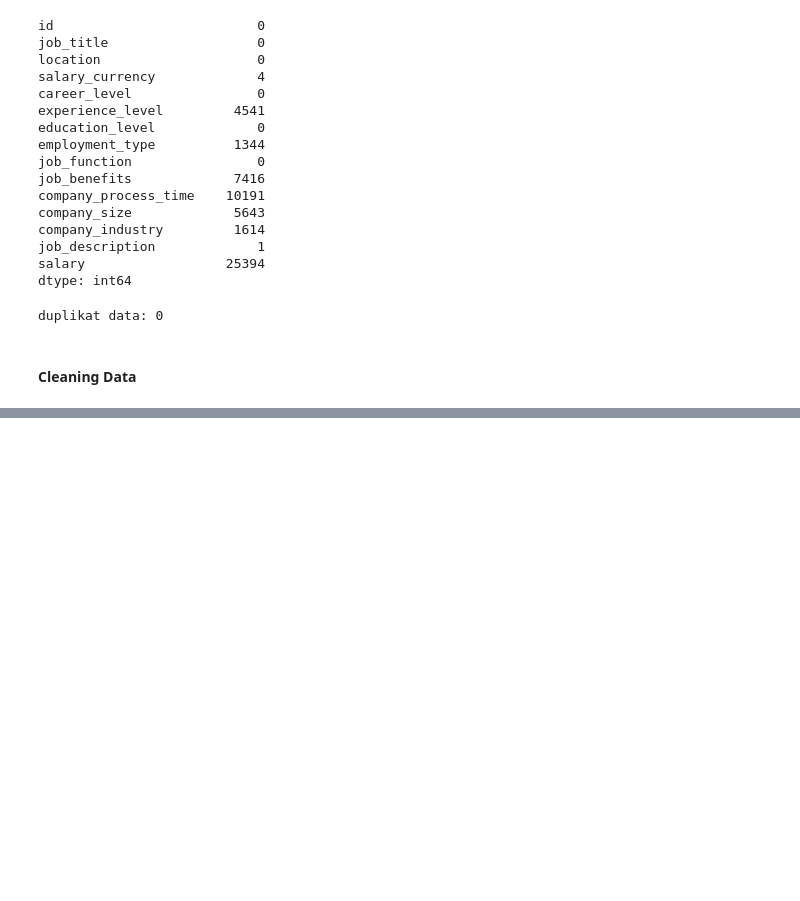
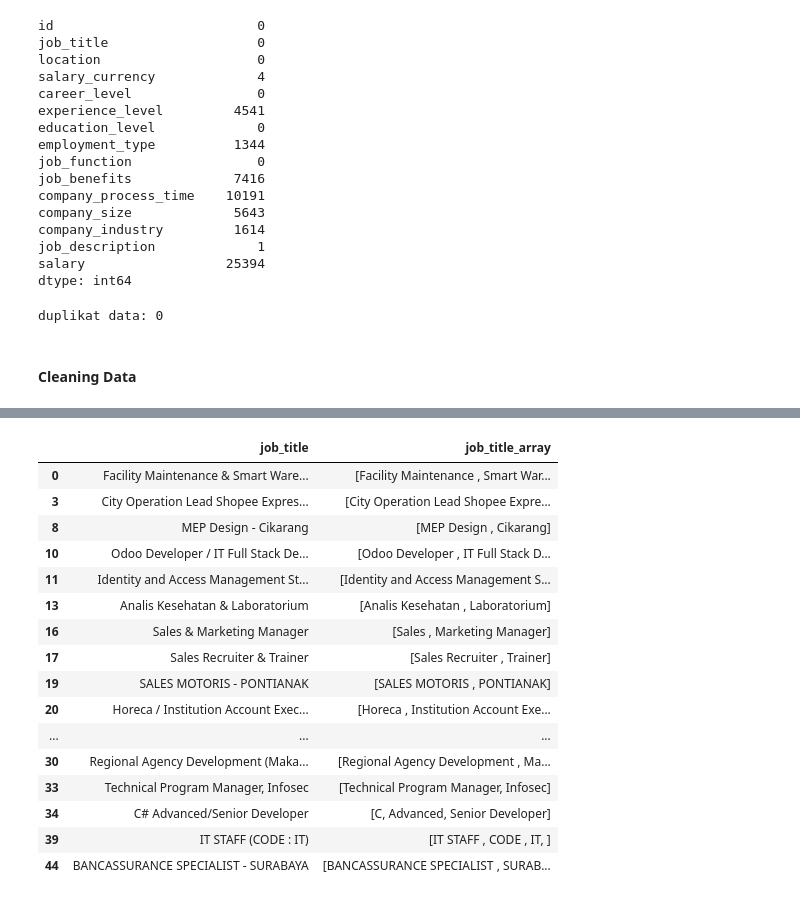
Before and after one commit to muhanangmahrub/Career-Path-Navigator, a Jupyter notebook: notebooks/akbar/notebook.ipynb, the cells around one changed output, grey strips where cells are left out. Saved outputs shown, nothing was run; the diff lists cells and outputs as text; code cells hidden in the pictures; blank space fills up the shorter version.

```diff
--- a/notebooks/akbar/notebook.ipynb
+++ b/notebooks/akbar/notebook.ipynb
@@ -90,0 +134,21 @@ dtype: int64
+# %%
+df_with_punct = df_eda[df_eda['job_title'].str.contains(r'[^\w\s]')]
+df_with_punct[['job_title', 'job_title_array']].head(20)
+# %% [output]
+|  | job_title | job_title_array |
+| 0 | Facility Maintenance & Smart Ware... | [Facility Maintenance , Smart War... |
+| 3 | City Operation Lead Shopee Expres... | [City Operation Lead Shopee Expre... |
+| 8 | MEP Design - Cikarang | [MEP Design , Cikarang] |
+| 10 | Odoo Developer / IT Full Stack De... | [Odoo Developer , IT Full Stack D... |
+| 11 | Identity and Access Management St... | [Identity and Access Management S... |
+| 13 | Analis Kesehatan & Laboratorium | [Analis Kesehatan , Laboratorium] |
+| 16 | Sales & Marketing Manager | [Sales , Marketing Manager] |
+| 17 | Sales Recruiter & Trainer | [Sales Recruiter , Trainer] |
+| 19 | SALES MOTORIS - PONTIANAK | [SALES MOTORIS , PONTIANAK] |
+| 20 | Horeca / Institution Account Exec... | [Horeca , Institution Account Exe... |
+| ... | ... | ... |
+| 30 | Regional Agency Development (Maka... | [Regional Agency Development , Ma... |
+| 33 | Technical Program Manager, Infosec | [Technical Program Manager, Infosec] |
+| 34 | C# Advanced/Senior Developer | [C, Advanced, Senior Developer] |
+| 39 | IT STAFF (CODE : IT) | [IT STAFF , CODE , IT, ] |
+| 44 | BANCASSURANCE SPECIALIST - SURABAYA | [BANCASSURANCE SPECIALIST , SURAB... |
```
Also changed, not shown: parts of 16 cells of this notebook, 1 other file.
